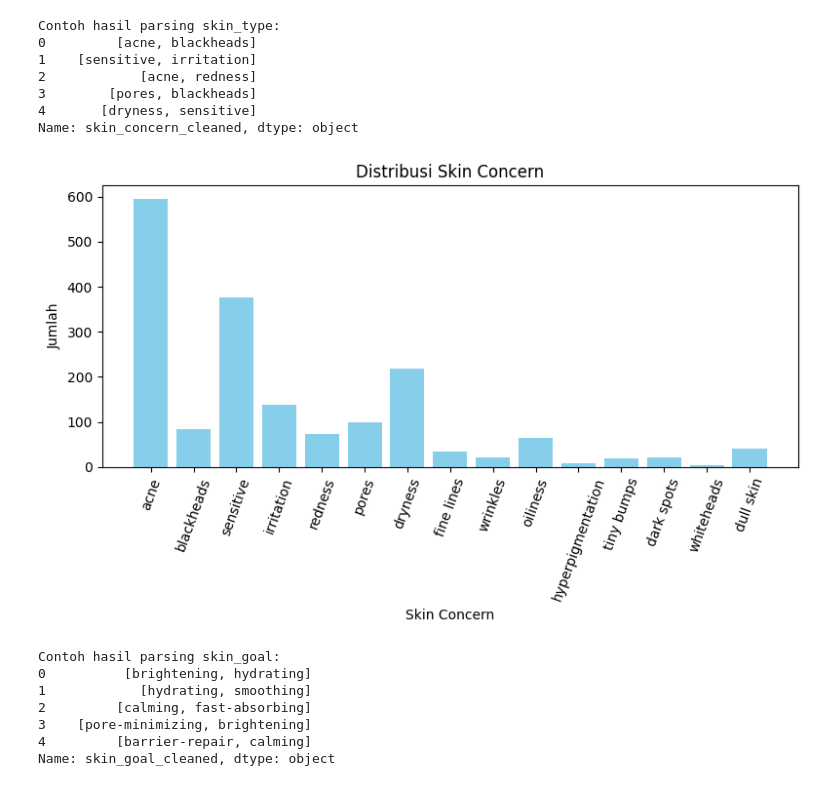
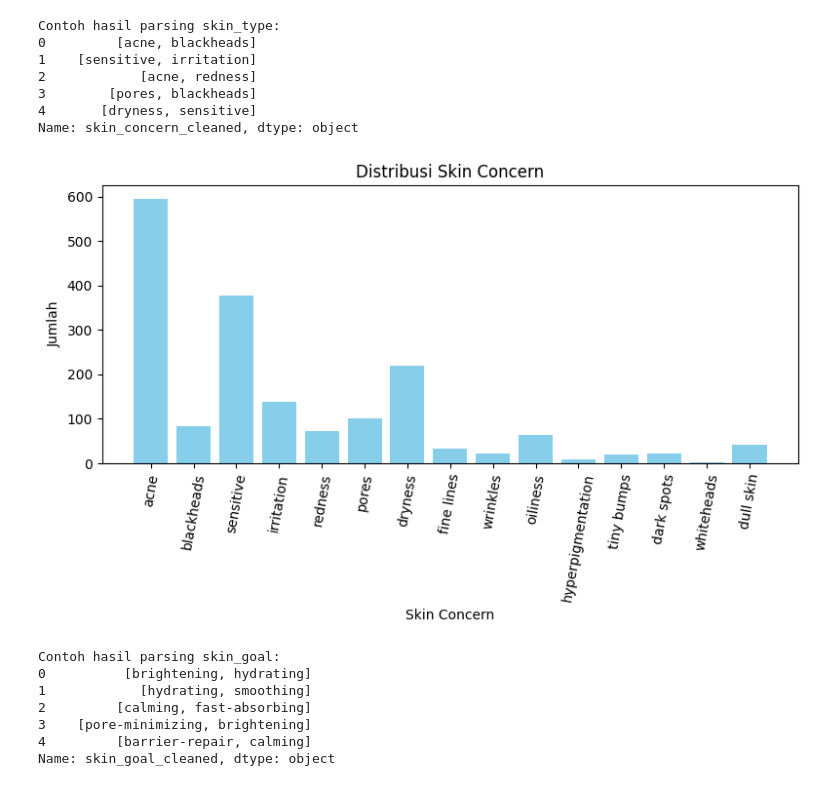
Before and after one commit to jasmeinalbr/Skinthesia-Model, a Jupyter notebook: notebooks/EDA_transform_result.ipynb, the cells around one changed output. Cells and saved outputs as stored; diff of their text form; code cells hidden in the pictures.

```diff
--- a/notebooks/EDA_transform_result.ipynb
+++ b/notebooks/EDA_transform_result.ipynb
@@ -325,21 +325,21 @@ Name: skin_concern_cleaned, dtype: object
 # %%
 # Flatten semua list jadi satu list besar
 all_skin_concern = sum(products_integrated_features['skin_concern_cleaned'], [])  # join semua list jadi satu list besar
 
 # Hitung frekuensi
 skin_concern_counts = Counter(all_skin_concern)
 
 # Buat plot
 plt.figure(figsize=(8, 5))
 plt.bar(skin_concern_counts.keys(), skin_concern_counts.values(), color='skyblue')
 plt.title('Distribusi Skin Concern')
 plt.xlabel('Skin Concern')
 plt.ylabel('Jumlah')
-plt.xticks(rotation=70)
+plt.xticks(rotation=80)
 plt.tight_layout()
 plt.show()
 # %% [output]
-[figure, old version]
+[figure, new version]
 # %%
 # Apply ke kolom skin_goal
 products_integrated_features['skin_goal_cleaned'] = products_integrated_features['skin_goal'].apply(parse_string)
```
Also changed, not shown: parts of 11 cells of this notebook, 5 other files.
